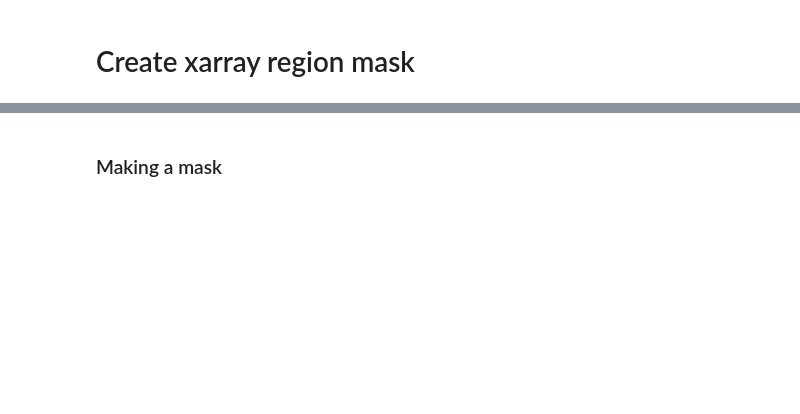
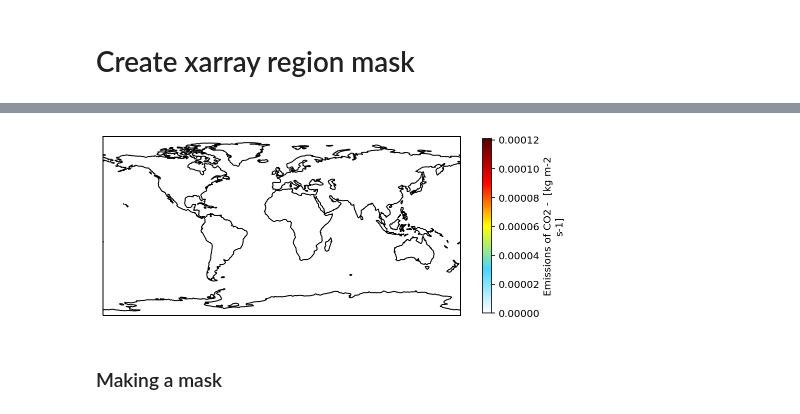
Before and after one commit to MehliyarSadiq/geoschem_simulations, a Jupyter notebook: forward/python/1.1.make_2d_masks.ipynb, the cells around one changed output, grey strips where cells are left out. Drawn from its saved outputs; the diff is of its cells as text; code cells hidden in the pictures; blank space fills up the shorter version.

```diff
--- a/forward/python/1.1.make_2d_masks.ipynb
+++ b/forward/python/1.1.make_2d_masks.ipynb
@@ -28,6 +28,7 @@ regionmask.__version__
 # %%
 # load data
-fname = '/home/msadiq/Desktop/co2/data/emission/ODIAC/odiac2019_1x1d_2015.nc'
+fname = '/exports/csce/datastore/geos/users/msadiq/EDGARv5/v50_CO2_excl_short-cycle_org_C_2018.0.1x0.1.nc'
+#fname = '/home/msadiq/Desktop/co2/data/emission/ODIAC/odiac2019_1x1d_2015.nc'
 ds = xr.open_dataset(fname)
-#ds
+ds
 # %% [output]
@@ -35,17 +51,19 @@ FileNotFoundError: [Errno 2] No such file or directory: b'/home/msadiq/Desktop/c
 # %%
 # read in one month of data, [180,360]
-dr = ds['intl_bunker'][1,:,:]
-#dr
+#dr = ds['intl_bunker'][1,:,:]
+dr = ds['emi_co2']
 # %%
 # global map
 fig = plt.figure(figsize=[8, 4])
 proj=ccrs.PlateCarree()
 
 ax = plt.subplot(111, projection=proj)
 
-dr.plot(ax=ax, transform=ccrs.PlateCarree(), vmax = 0.1, cmap=WhGrYlRd, cbar_kwargs={'shrink': 0.8})
+dr.plot(ax=ax, transform=ccrs.PlateCarree(), cmap=WhGrYlRd, cbar_kwargs={'shrink': 0.8})
 
 ax.coastlines();
+# %% [output]
+[figure, added]
 # %% [markdown]
 ### Making a mask
 # %%
```
Also changed, not shown: parts of 4 cells of this notebook, 6 other files.
